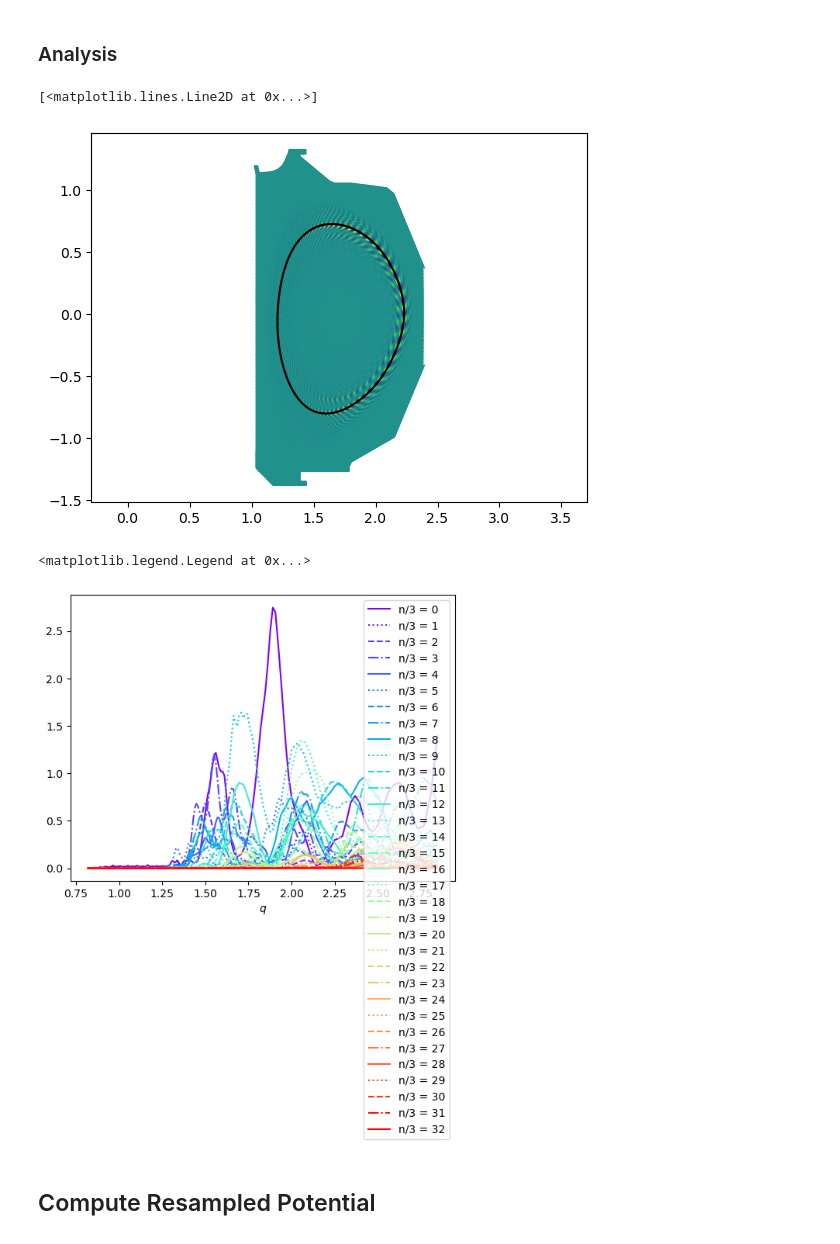
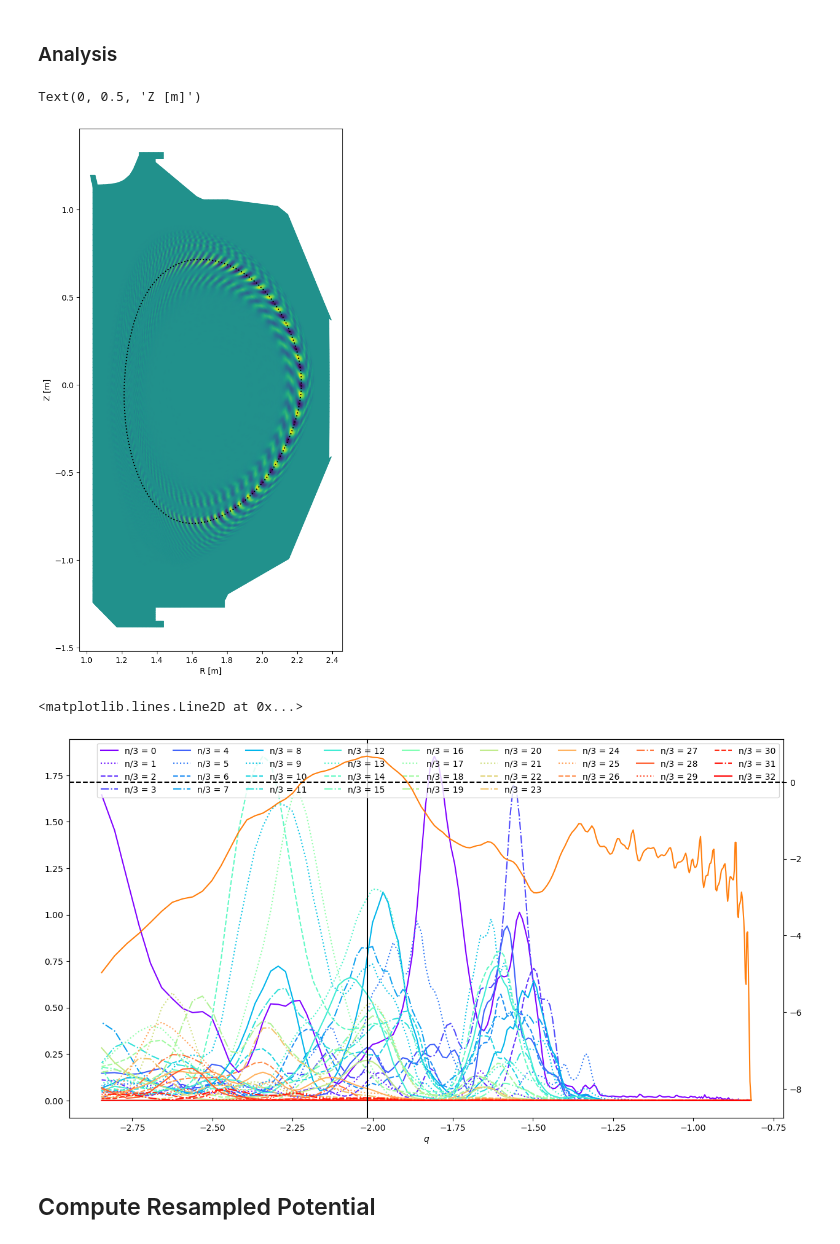
Before and after one commit to Maplenormandy/c1lgkt, a Jupyter notebook: bin/ballooning_filter.ipynb, the cells around one changed output. Saved outputs shown, nothing was run; the diff lists cells and outputs as text; code cells hidden in the pictures.

Commit message:
Implement electric field interpolation for ballooning modes

```diff
--- a/bin/ballooning_filter.ipynb
+++ b/bin/ballooning_filter.ipynb
@@ -55,7 +43,7 @@ geom_files = {
 geom = XgcGeomHandler(eq, xgcdata, theta0_mode='midplane', **geom_files)
 # %%
 # %% Load the potential at one time point
-tind = 424
+tind = 401
 dpot = xgcdata['dpot'][tind,:,:]
 zonal_fields = XgcZonalFieldHandler(eq, xgcdata, tind)
 # %% [markdown]
@@ -82,7 +70,7 @@ structure of the potential.
 ksurf0, ksurf1 = 1, geom.nsurf
 # number of phi values; 0 is the original, 1 is the upsampled, 2 is the truncated
 nphi0 = dpot.shape[0]
-nphi1 = 256
+nphi1 = 96
 nphi2 = 64
 
 ## Grids and functions
@@ -162,32 +150,40 @@ for k in range(ksurf0,ksurf1):
 # %%
 # %% Plot the FFT at a given n
 
-plt.figure()
+plt.figure(figsize=(6,12))
 plt.axis('equal')
 plt.tripcolor(geom.rz_tri, np.real(dpot_fft[13,:]), shading='gouraud')
 
-ksurf = 200
+ksurf = 197
 rz_surf = geom.rz_node[geom.breaks_surf[ksurf]:geom.breaks_surf[ksurf+1],:]
 
-plt.plot(rz_surf[:,0], rz_surf[:,1], c='k')
+plt.plot(rz_surf[:,0], rz_surf[:,1], c='k', ls=':')
+plt.xlabel('R [m]')
+plt.ylabel('Z [m]')
 # %% [output]
-[<matplotlib.lines.Line2D at 0x...>]
+Text(0, 0.5, 'Z [m]')
-[figure, old version]
+[figure, new version]
 # %%
 # %% Plot the power spectrum as a function of q
 
-plt.figure()
+plt.figure(figsize=(15,8))
 
 linestyles = ['solid', 'dotted', 'dashed', 'dashdot']
 
 for n in range(dpot_power.shape[1]):
-    plt.plot(-geom.interp_q(geom.psi_surf[ksurf0:ksurf1-20]), np.abs(dpot_power[:-20,n]), c=mpl.cm.rainbow(n/(dpot_power.shape[1]-1)), label=f'n/3 = {n}', ls=linestyles[n%4])
+    plt.plot(geom.interp_q(geom.psi_surf[ksurf0:ksurf1-20]), np.abs(dpot_power[:-20,n]), c=mpl.cm.rainbow(n/(dpot_power.shape[1]-1)), label=f'n/3 = {n}', ls=linestyles[n%4])
+
+plt.axvline(geom.q_surf[ksurf], c='k')
 
 plt.xlabel(R'$q$')
-plt.legend()
+plt.legend(ncols=9)
+
+plt.twinx()
+plt.plot(geom.q_surf[ksurf0:ksurf1-20], -zonal_fields.interp_phi(geom.psi_surf[ksurf0:ksurf1-20], nu=1), c='tab:orange')
+plt.axhline(0, c='k', ls='--')
 # %% [output]
-<matplotlib.legend.Legend at 0x...>
+<matplotlib.lines.Line2D at 0x...>
-[figure, old version]
+[figure, new version]
 # %% [markdown]
 ## Compute Resampled Potential
 # %%
```
Also changed, not shown: parts of 6 cells of this notebook, 1 other file.
